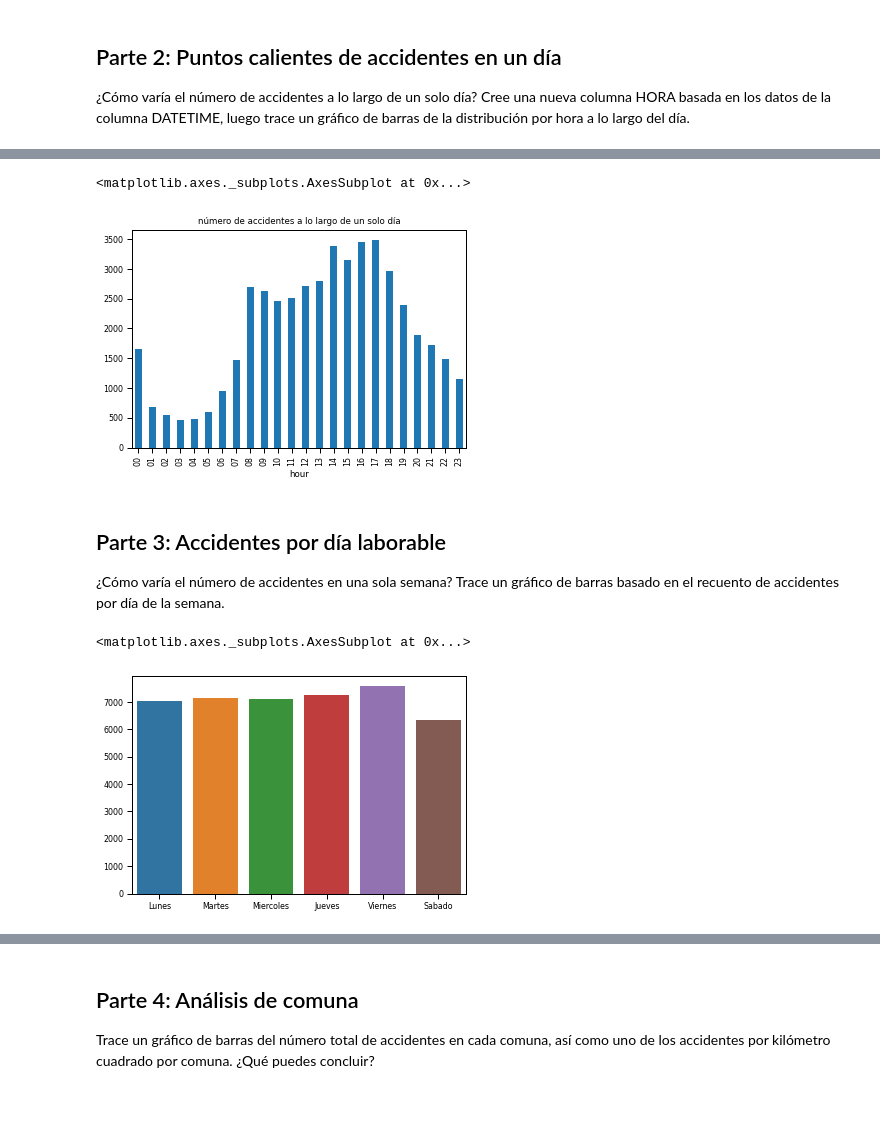
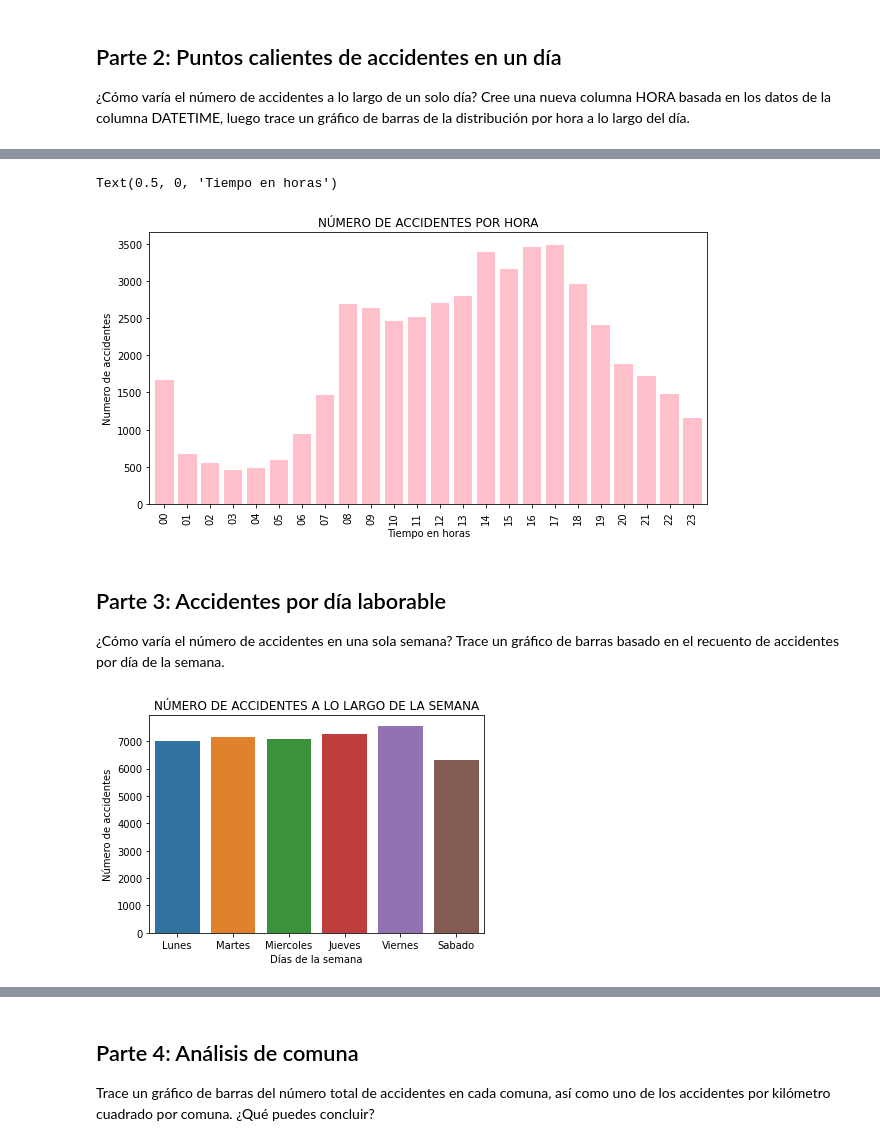
Before and after one commit to clargote/mujeresDigitales, a Jupyter notebook: Taller_Semana_4.ipynb, the cells around one changed output, grey strips where cells are left out. Drawn from its saved outputs; the diff is of its cells as text; code cells hidden in the pictures; blank space fills up the shorter version.

```diff
--- a/Taller_Semana_4.ipynb
+++ b/Taller_Semana_4.ipynb
@@ -70,8 +64,8 @@ Primero cargue los datos del csv a un dataframe.
 
 https://pandas.pydata.org/pandas-docs/stable/reference/api/pandas.read_csv.html#pandas.read_csv
 # %%
-
-df = pd.read_csv('accidents_sample.csv', sep= ';')
+# Escriba su código aquí
+df = pd.read_csv('accidents_sample (1).csv', sep= ';')
 df
 # %% [output]
 |  | DATE | TIME | BOROUGH | ZIP CODE | LATITUDE | LONGITUDE | ON STREET NAME | NUMBER OF PEDESTRIANS INJURED | ... |
@@ -92,10 +86,8 @@ df
 
 Agrupe los datos disponibles mensualmente y genere una gráfica lineal de accidentes a lo largo del tiempo. ¿Ha aumentado el número de accidentes durante el último año y medio?
 # %%
-
-df['DATE_FORMAT']=pd.to_datetime(df['DATE'])
+df['DATE_F']=pd.to_datetime(df['DATE'])
 #print(df.dtypes)
-accidentes=df.groupby(df['DATE'].dt.to_period("M")).size()
-accidentes
-#accidentes.plot.line(color="Green", title="Accidentes mensuales año 2018-2019" )
+accidentes=df.groupby(df['DATE_F'].dt.to_period("M")).size()
+accidentes.plot.line(color="Green", title="Accidentes mensuales año 2018-2019" )
 # %% [output]
@@ -154,26 +100,27 @@ dtype: int64
 # %%
-#df['DATETIME']=pd.to_datetime(df['DATE'] + " " +df['TIME'])
-#df['TIME']=pd.to_datetime(df['TIME'])
-df['hour']=df['TIME'].dt.strftime('%H')
+df['TIME_F']=pd.to_datetime(df['TIME'])
+df['hour']=df['TIME_F'].dt.strftime('%H')
 accidente_hora=df.groupby(df['hour']).size()
-accidente_hora.plot.bar( title="número de accidentes a lo largo de un solo día" )
-#sns.barplot(data=accidente_hora, y="hour, x=accidente_hora.index)
+accidente_hora.plot.bar( width=0.8, figsize=(10,5), color="pink", title="NÚMERO DE ACCIDENTES POR HORA" )
+plt.ylabel('Numero de accidentes')
+plt.xlabel('Tiempo en horas')
 # %% [output]
-<matplotlib.axes._subplots.AxesSubplot at 0x...>
+Text(0.5, 0, 'Tiempo en horas')
-[figure, old version]
+[figure, new version]
 # %% [markdown]
 ## Parte 3: Accidentes por día laborable
 
 ¿Cómo varía el número de accidentes en una sola semana? Trace un gráfico de barras basado en el recuento de accidentes por día de la semana.
 # %%
-df['SEMA']=df['DATE'].dt.dayofweek #strftime('%D')
-
+df['SEMA']=df['DATE_F'].dt.dayofweek    #El día de la semana con lunes = 0, domingo = 6.
 accidente_semana=df.groupby(df['SEMA']).size()
 laborable=accidente_semana[:6]
-laborable
-se=["Lunes","Martes","Miercoles","Jueves","Viernes","Sabado"]
-#accidente_semana.plot.bar( title="número de accidentes a lo largo de un solo día" )
-sns.barplot(data=laborable, y=laborable, x=se)
+#laborable
+dia_sem=["Lunes","Martes","Miercoles","Jueves","Viernes","Sabado"]
+grafico=sns.barplot(data=laborable, y=laborable, x=dia_sem,)
+grafico.set(xlabel='Días de la semana',
+            ylabel='Número de accidentes',
+            title="NÚMERO DE ACCIDENTES A LO LARGO DE LA SEMANA")
+plt.show()
 # %% [output]
-<matplotlib.axes._subplots.AxesSubplot at 0x...>
-[figure, old version]
+[figure, new version]
```
Also changed, not shown: parts of 15 cells of this notebook.
